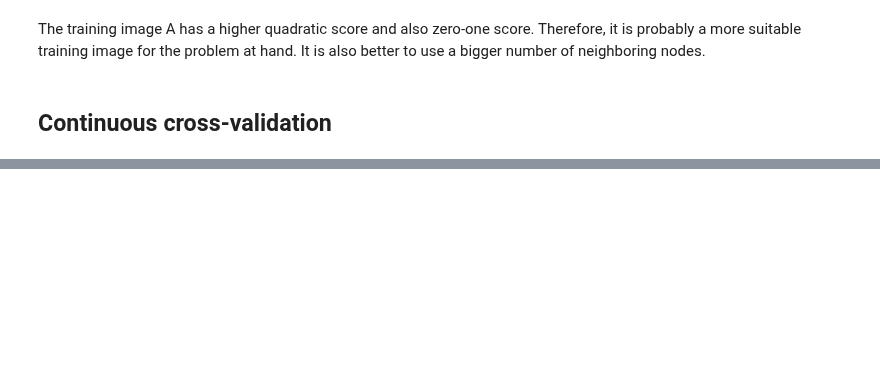
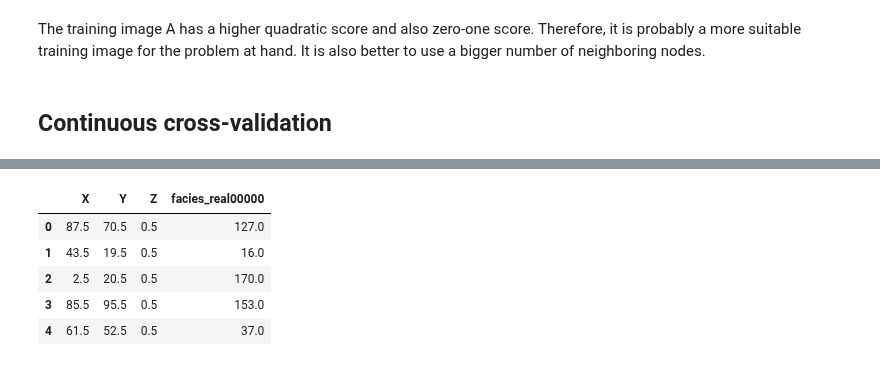
Before and after one commit to randlab/geone, a Jupyter notebook: examples/ex_cross_validaton.ipynb, the cells around one changed output, grey strips where cells are left out. Cells and saved outputs as stored; diff of their text form; code cells hidden in the pictures; blank space fills up the shorter version.

```diff
--- a/examples/ex_cross_validaton.ipynb
+++ b/examples/ex_cross_validaton.ipynb
@@ -148,0 +236,10 @@ The training image A has a higher quadratic score and also zero-one score. There
+# %%
+hd = pd.DataFrame(read(DATA_DIR+'continous_sample_100.gslib'))
+hd.head()
+# %% [output]
+|  | X | Y | Z | facies_real00000 |
+| 0 | 87.5 | 70.5 | 0.5 | 127.0 |
+| 1 | 43.5 | 19.5 | 0.5 | 16.0 |
+| 2 | 2.5 | 20.5 | 0.5 | 170.0 |
+| 3 | 85.5 | 95.5 | 0.5 | 153.0 |
+| 4 | 61.5 | 52.5 | 0.5 | 37.0 |
```
Also changed, not shown: parts of 21 cells of this notebook, 5 other files.
